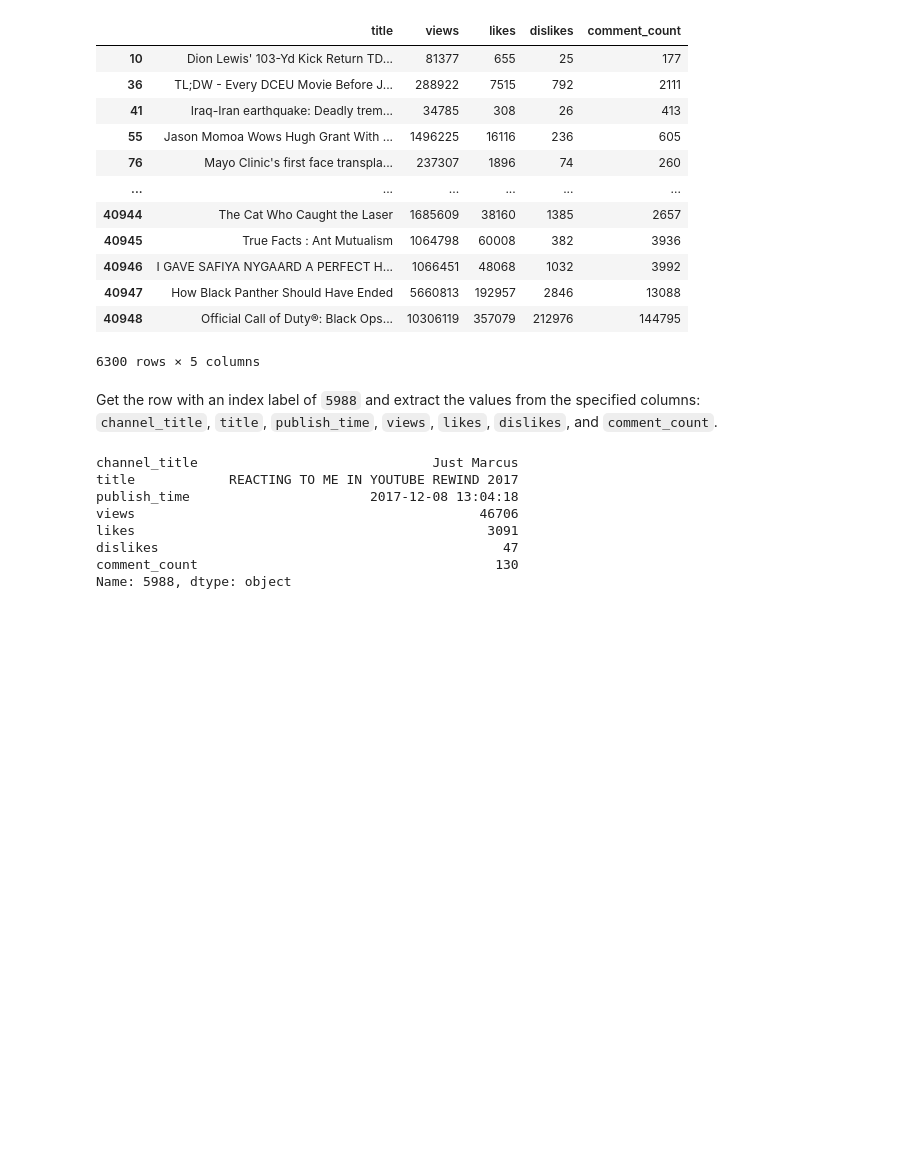
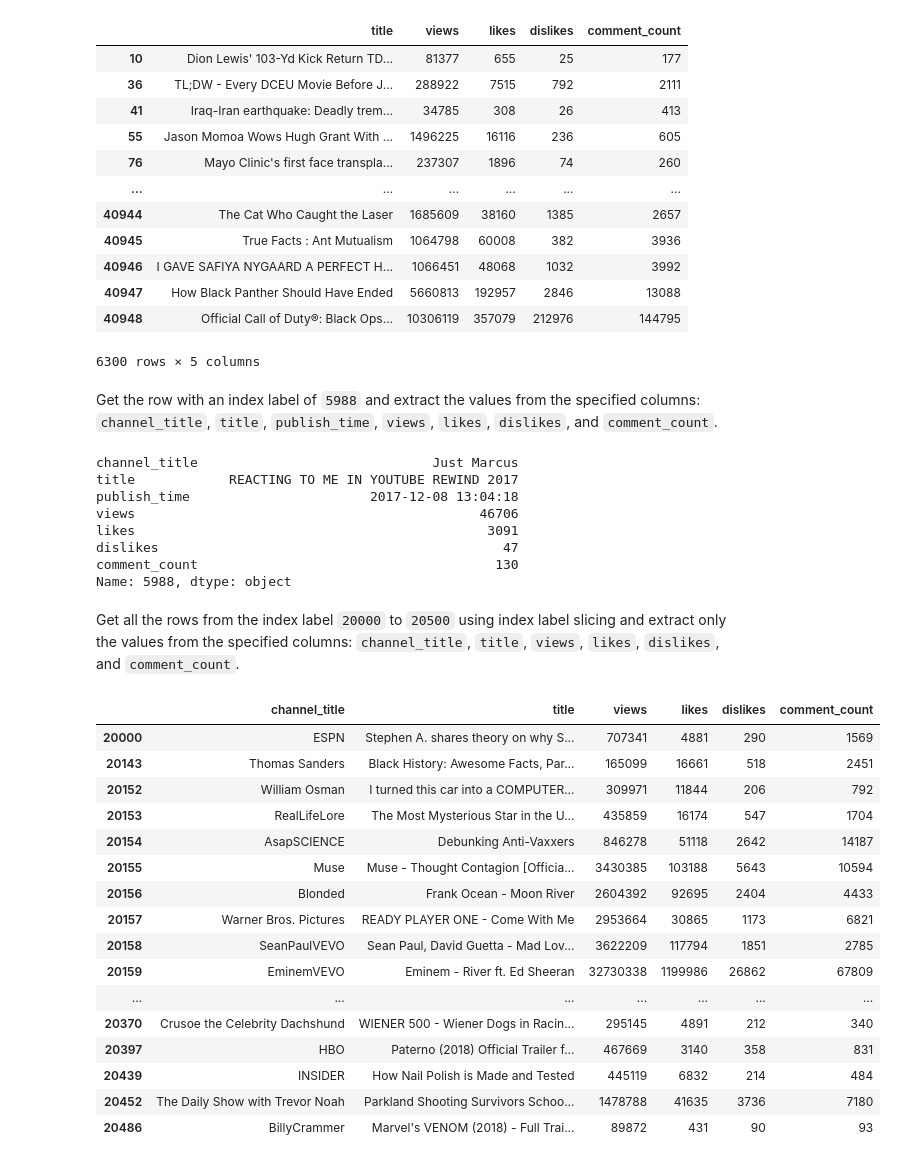
Before and after one commit to christiane-bacani/applied-data-science, a Jupyter notebook: mini-projects/pandas_loc-iloc/notebooks/pandas_loc-iloc.ipynb, the cells around one changed output. Cells and saved outputs as stored; diff of their text form; code cells hidden in the pictures; blank space fills up the shorter version.

```diff
--- a/mini-projects/pandas_loc-iloc/notebooks/pandas_loc-iloc.ipynb
+++ b/mini-projects/pandas_loc-iloc/notebooks/pandas_loc-iloc.ipynb
@@ -356,3 +356,25 @@ likes                                             3091
 dislikes                                            47
 comment_count                                      130
 Name: 5988, dtype: object
+# %% [markdown]
+Get all the rows from the index label `20000` to `20500` using index label slicing and extract only the values from the specified columns: `channel_title`, `title`, `views`, `likes`, `dislikes`, and `comment_count`.
+# %%
+display(USvideos.loc[20000:20500, ["channel_title", "title", "views", "likes", "dislikes", "comment_count"]])
+# %% [output]
+|  | channel_title | title | views | likes | dislikes | comment_count |
+| 20000 | ESPN | Stephen A. shares theory on why S... | 707341 | 4881 | 290 | 1569 |
+| 20143 | Thomas Sanders | Black History: Awesome Facts, Par... | 165099 | 16661 | 518 | 2451 |
+| 20152 | William Osman | I turned this car into a COMPUTER... | 309971 | 11844 | 206 | 792 |
+| 20153 | RealLifeLore | The Most Mysterious Star in the U... | 435859 | 16174 | 547 | 1704 |
+| 20154 | AsapSCIENCE | Debunking Anti-Vaxxers | 846278 | 51118 | 2642 | 14187 |
+| 20155 | Muse | Muse - Thought Contagion [Officia... | 3430385 | 103188 | 5643 | 10594 |
+| 20156 | Blonded | Frank Ocean - Moon River | 2604392 | 92695 | 2404 | 4433 |
+| 20157 | Warner Bros. Pictures | READY PLAYER ONE - Come With Me | 2953664 | 30865 | 1173 | 6821 |
+| 20158 | SeanPaulVEVO | Sean Paul, David Guetta - Mad Lov... | 3622209 | 117794 | 1851 | 2785 |
+| 20159 | EminemVEVO | Eminem - River ft. Ed Sheeran | 32730338 | 1199986 | 26862 | 67809 |
+| ... | ... | ... | ... | ... | ... | ... |
+| 20370 | Crusoe the Celebrity Dachshund | WIENER 500 - Wiener Dogs in Racin... | 295145 | 4891 | 212 | 340 |
+| 20397 | HBO | Paterno (2018) Official Trailer f... | 467669 | 3140 | 358 | 831 |
+| 20439 | INSIDER | How Nail Polish is Made and Tested | 445119 | 6832 | 214 | 484 |
+| 20452 | The Daily Show with Trevor Noah | Parkland Shooting Survivors Schoo... | 1478788 | 41635 | 3736 | 7180 |
+| 20486 | BillyCrammer | Marvel's VENOM (2018) - Full Trai... | 89872 | 431 | 90 | 93 |
```
